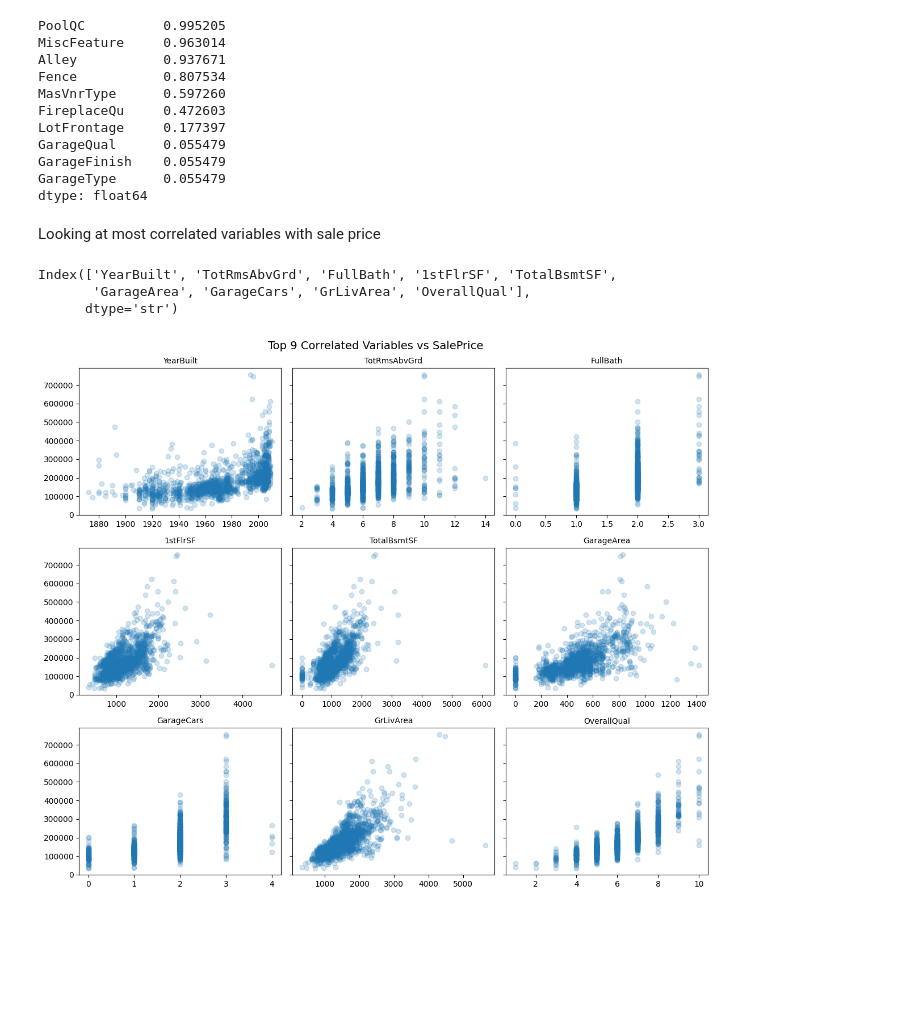
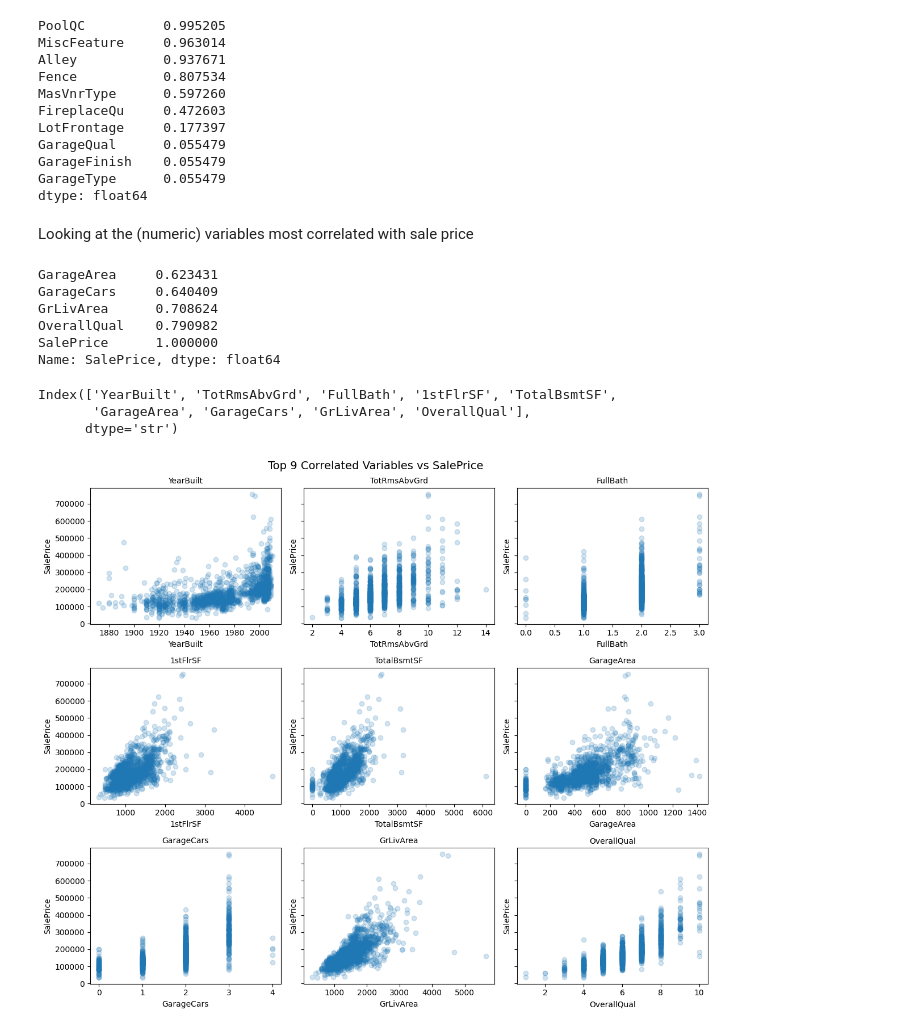
Before and after one commit to bpattengale/house_prices, a Jupyter notebook: notebooks/data_exploration.ipynb, the cells around one changed output. Saved outputs shown, nothing was run; the diff lists cells and outputs as text; code cells hidden in the pictures; blank space fills up the shorter version.

```diff
--- a/notebooks/data_exploration.ipynb
+++ b/notebooks/data_exploration.ipynb
@@ -58,28 +47,34 @@ GarageFinish    0.055479
 GarageType      0.055479
 dtype: float64
 # %% [markdown]
-Looking at most correlated variables with sale price
+Looking at the (numeric) variables most correlated with sale price
 # %%
 corr = df.corr(numeric_only=True)['SalePrice'].sort_values()
-corr.tail(5)
-most_corr = corr[-10:-1].index
-most_corr
+print(corr.tail(5))
+highest_corr = corr[-10:-1].index
+highest_corr
 # %% [output]
-Index(['YearBuilt', 'TotRmsAbvGrd', 'FullBath', '1stFlrSF', 'TotalBsmtSF',
-       'GarageArea', 'GarageCars', 'GrLivArea', 'OverallQual'],
-      dtype='str')
+GarageArea     0.623431
+GarageCars     0.640409
+GrLivArea      0.708624
+OverallQual    0.790982
+SalePrice      1.000000
+Name: SalePrice, dtype: float64
+Index(['YearBuilt', 'TotRmsAbvGrd', 'FullBath', '1stFlrSF', 'TotalBsmtSF',
+       'GarageArea', 'GarageCars', 'GrLivArea', 'OverallQual'],
+      dtype='str')
 # %%
 fig, axes = plt.subplots(3,3, figsize=(12,10), sharey=True)
 axes = axes.flatten()
 plt.subplots_adjust(hspace=0.3)
 
-for i in range(len(most_corr)):
+for i in range(len(highest_corr)):
     ax = axes[i]
-    ax.scatter(data=df, x=most_corr[i], y='SalePrice', alpha=0.2)
-    ax.set_title(most_corr[i], fontsize=10)
+    sns.regplot(data=df, x=highest_corr[i], y='SalePrice', scatter_kws={'alpha':0.2}, ax=ax, fit_reg=False)
+    ax.set_title(highest_corr[i], fontsize=10)
 
 fig.suptitle("Top 9 Correlated Variables vs SalePrice", fontsize=14)
 plt.tight_layout()
 # %% [output]
-[figure, old version]
+[figure, new version]
 # %% [markdown]
```
Also changed, not shown: parts of 14 cells of this notebook.
